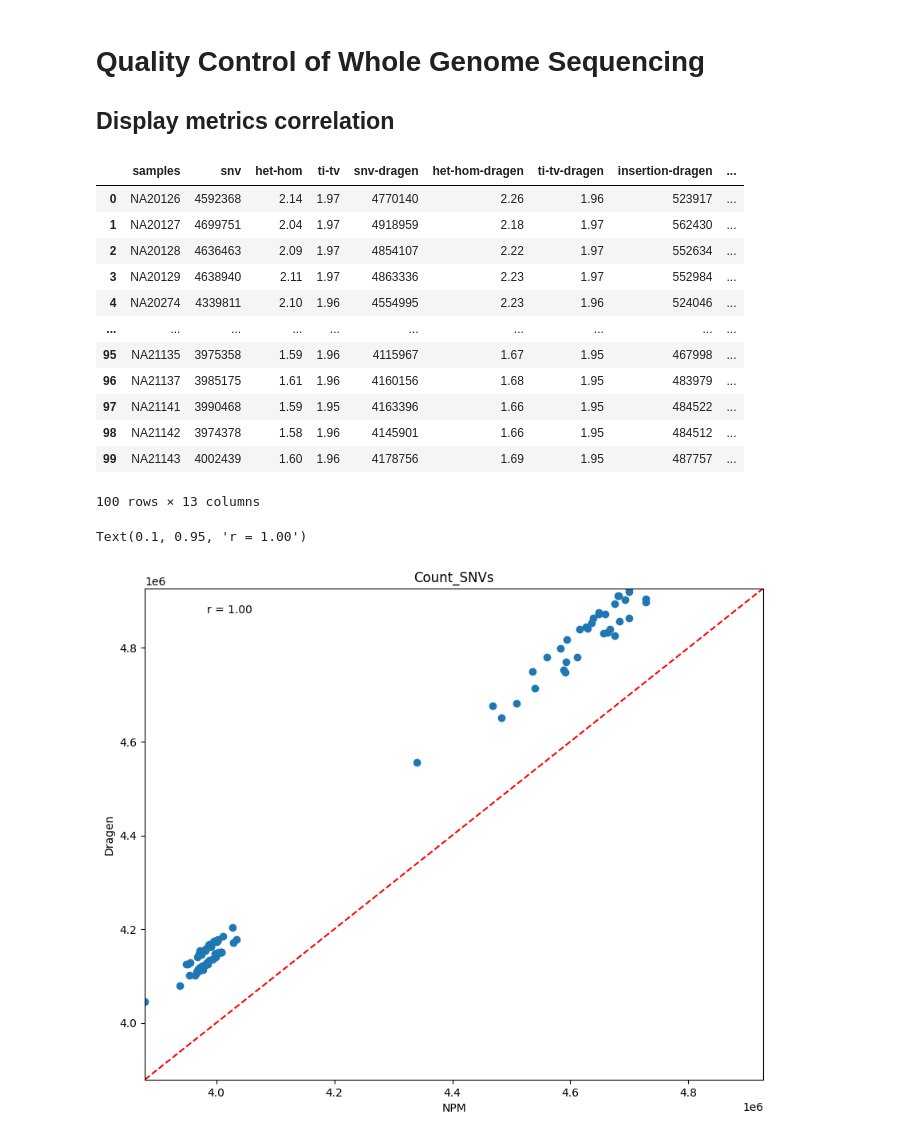
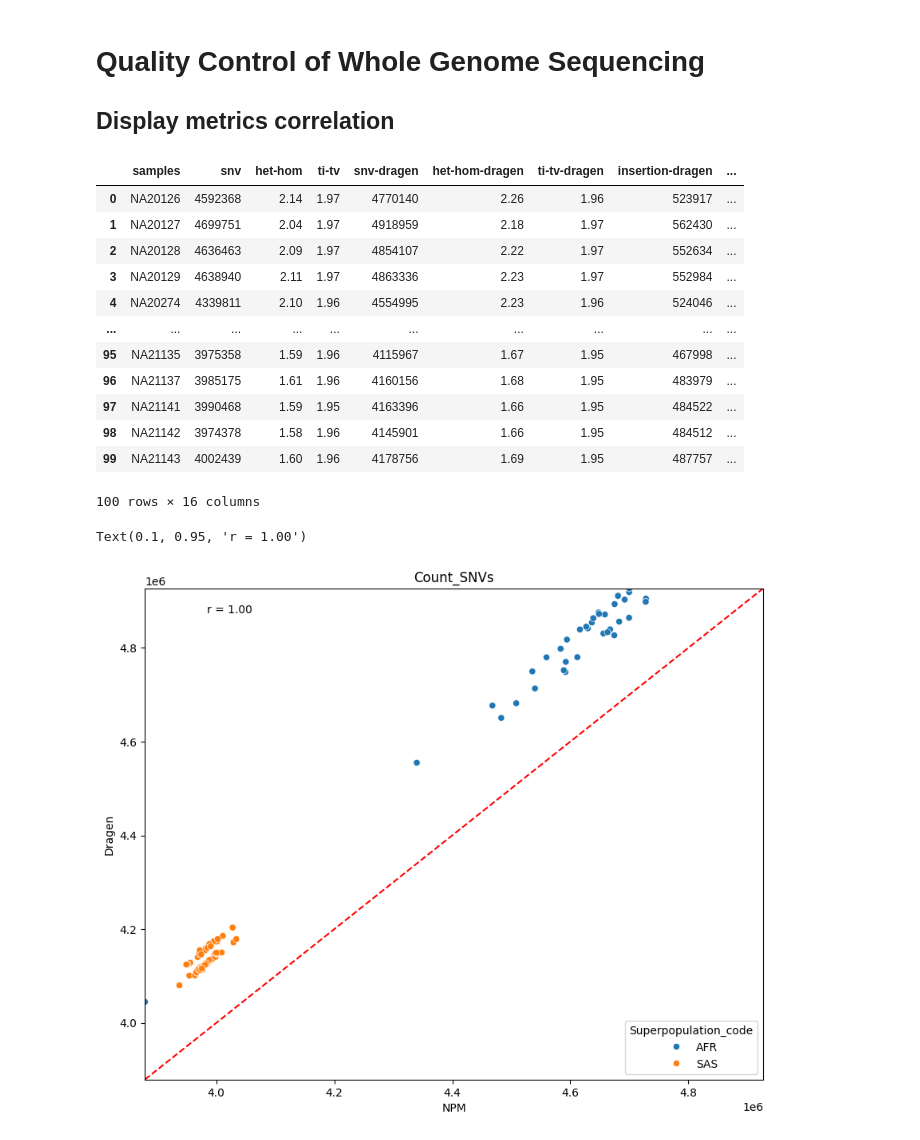
Before and after one commit to ga4gh/quality-control-wgs, a Jupyter notebook: benchmark_resources/stats/Metrics_correlation.ipynb, the cells around one changed output. Saved outputs shown, nothing was run; the diff lists cells and outputs as text; code cells hidden in the pictures.

Commit message:
added correlation scatter plot code

```diff
--- a/benchmark_resources/stats/Metrics_correlation.ipynb
+++ b/benchmark_resources/stats/Metrics_correlation.ipynb
@@ -6,6 +6,7 @@
 import pandas as pd
 
 import numpy as np
+import seaborn as sns
 import matplotlib.pyplot as plt
 import matplotlib.lines as mlines
 import scipy.stats as stats
@@ -14,6 +15,20 @@ import scipy.stats as stats
 df=pd.read_csv("../n.100-1kg-dragen3.7.6-npm-sample-qc-dragen-correlation-metrics.csv")
 
 df
+
+# Read the samples metadata csv file into pandas DataFrames
+df_metadata = pd.read_csv('../1KG_100samples_info_igsr.csv')
+df_metadata
+
+# Select only the 'Sample_name' 'Sex' and 'Superpopulation_code' columns from df_metadata
+df_metadata = df_metadata[['Sample_name', 'Sex', 'Superpopulation_code']]
+
+
+# Merge the DataFrames on the 'Sample_name' column, retaining all rows from df
+# merged_df = pd.merge(df, df_metadata1, on='Sample_name', how='left')
+merged_dft = pd.merge(df, df_metadata, left_on='samples', right_on='Sample_name', how='left')
+
+merged_dft
 # %% [output]
 |  | samples | snv | het-hom | ti-tv | snv-dragen | het-hom-dragen | ti-tv-dragen | insertion-dragen | ... |
 | 0 | NA20126 | 4592368 | 2.14 | 1.97 | 4770140 | 2.26 | 1.96 | 523917 | ... |
@@ -27,31 +42,39 @@ df
 | 97 | NA21141 | 3990468 | 1.59 | 1.95 | 4163396 | 1.66 | 1.95 | 484522 | ... |
 | 98 | NA21142 | 3974378 | 1.58 | 1.96 | 4145901 | 1.66 | 1.95 | 484512 | ... |
 | 99 | NA21143 | 4002439 | 1.60 | 1.96 | 4178756 | 1.69 | 1.95 | 487757 | ... |
-100 rows × 13 columns
+100 rows × 16 columns
 # %%
-x = df['snv']
-y = df['snv-dragen']
+# x = merged_dft['snv']
+# y = merged_dft['snv-dragen']
 
-x_min = df['snv'].min()
-x_max = df['snv'].max()
+# x_min = merged_dft['snv'].min()
+# x_max = merged_dft['snv'].max()
 
-y_min = df['snv-dragen'].min()
-y_max = df['snv-dragen'].max()
+# y_min = merged_dft['snv-dragen'].min()
+# y_max = merged_dft['snv-dragen'].max()
 
-lineStart = min(x_min,y_min)
-lineEnd = max(x_max,y_max)
+# lineStart = min(x_min,y_min)
+# lineEnd = max(x_max,y_max)
 # %%
-plt.scatter(x, y, c='tab:blue')
+# colors = {AFR:'blue', SAS:'orange'}
+
+#plt.scatter(x, y, c=colors[merged_dft['Superpopulation_code']])
+# plt.scatter(x, y, c='tab:blue')
+
+# Create a scatter plot
+sns.scatterplot(data=merged_dft, x='snv', y='snv-dragen', hue='Superpopulation_code' )
 plt.xlabel('NPM')
 plt.ylabel('Dragen')
 plt.title('Count_SNVs')
 plt.rcParams.update({'figure.figsize':(10,8), 'figure.dpi':100})
 
 plt.plot([lineStart, lineEnd], [lineStart, lineEnd], color = 'r', linestyle = 'dashed')
 plt.xlim(lineStart, lineEnd)
 plt.ylim(lineStart, lineEnd)
 r, p = stats.pearsonr(x, y)
 plt.annotate('r = {:.2f}'.format(r), xy=(0.1, 0.95), xycoords='axes fraction')
+
+# plt.legend(bbox_to_anchor=(1.025,1), loc='upper left', borderaxespad=0.)
 # %% [output]
 Text(0.1, 0.95, 'r = 1.00')
-[figure, old version]
+[figure, new version]
```
